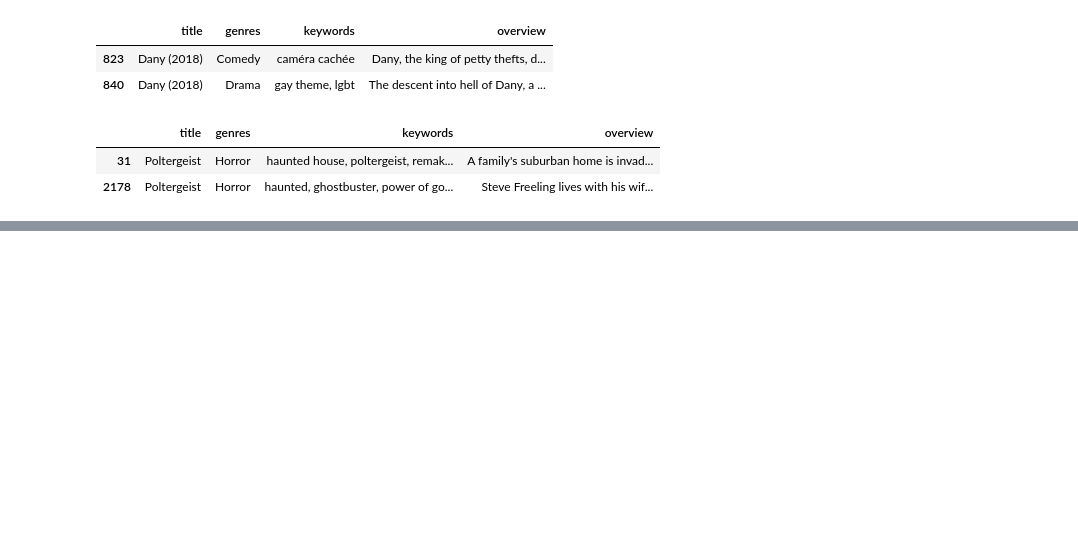
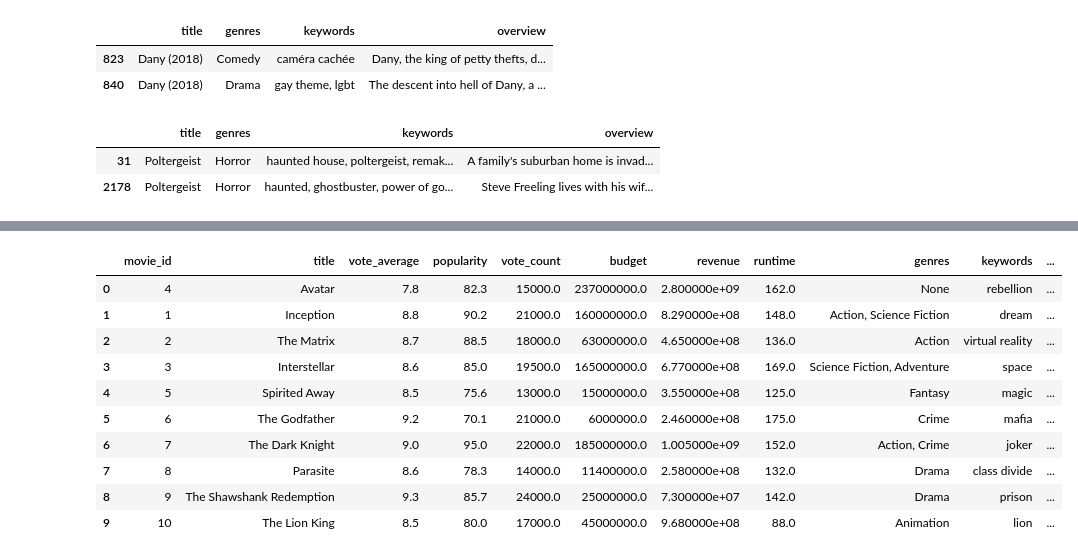
Before and after one commit to 6587093polakornming/Airflow_Spark_Local, a Jupyter notebook: eda/look_output_data.ipynb, the cells around one changed output, grey strips where cells are left out. Saved outputs shown, nothing was run; the diff lists cells and outputs as text; code cells hidden in the pictures; blank space fills up the shorter version.

```diff
--- a/eda/look_output_data.ipynb
+++ b/eda/look_output_data.ipynb
@@ -105,0 +136,15 @@ real_data[real_data["title"] == "Dany"]
+# %%
+final_df = pd.read_parquet('final_cbf_movie.parquet')
+final_df
+# %% [output]
+|  | movie_id | title | vote_average | popularity | vote_count | budget | revenue | runtime | genres | keywords | ... |
+| 0 | 4 | Avatar | 7.8 | 82.3 | 15000.0 | 237000000.0 | 2.800000e+09 | 162.0 | None | rebellion | ... |
+| 1 | 1 | Inception | 8.8 | 90.2 | 21000.0 | 160000000.0 | 8.290000e+08 | 148.0 | Action, Science Fiction | dream | ... |
+| 2 | 2 | The Matrix | 8.7 | 88.5 | 18000.0 | 63000000.0 | 4.650000e+08 | 136.0 | Action | virtual reality | ... |
+| 3 | 3 | Interstellar | 8.6 | 85.0 | 19500.0 | 165000000.0 | 6.770000e+08 | 169.0 | Science Fiction, Adventure | space | ... |
+| 4 | 5 | Spirited Away | 8.5 | 75.6 | 13000.0 | 15000000.0 | 3.550000e+08 | 125.0 | Fantasy | magic | ... |
+| 5 | 6 | The Godfather | 9.2 | 70.1 | 21000.0 | 6000000.0 | 2.460000e+08 | 175.0 | Crime | mafia | ... |
+| 6 | 7 | The Dark Knight | 9.0 | 95.0 | 22000.0 | 185000000.0 | 1.005000e+09 | 152.0 | Action, Crime | joker | ... |
+| 7 | 8 | Parasite | 8.6 | 78.3 | 14000.0 | 11400000.0 | 2.580000e+08 | 132.0 | Drama | class divide | ... |
+| 8 | 9 | The Shawshank Redemption | 9.3 | 85.7 | 24000.0 | 25000000.0 | 7.300000e+07 | 142.0 | Drama | prison | ... |
+| 9 | 10 | The Lion King | 8.5 | 80.0 | 17000.0 | 45000000.0 | 9.680000e+08 | 88.0 | Animation | lion | ... |
```
Also changed, not shown: parts of 5 cells of this notebook, 9 other files.
